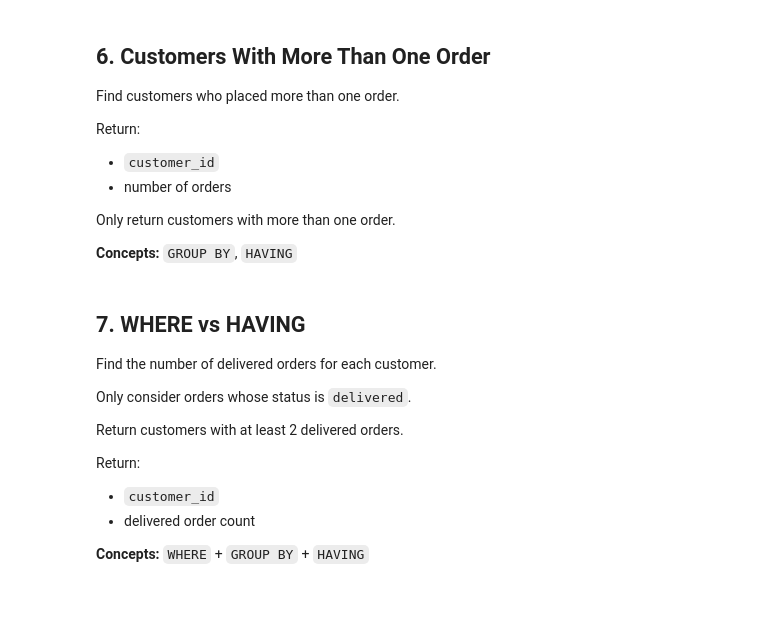
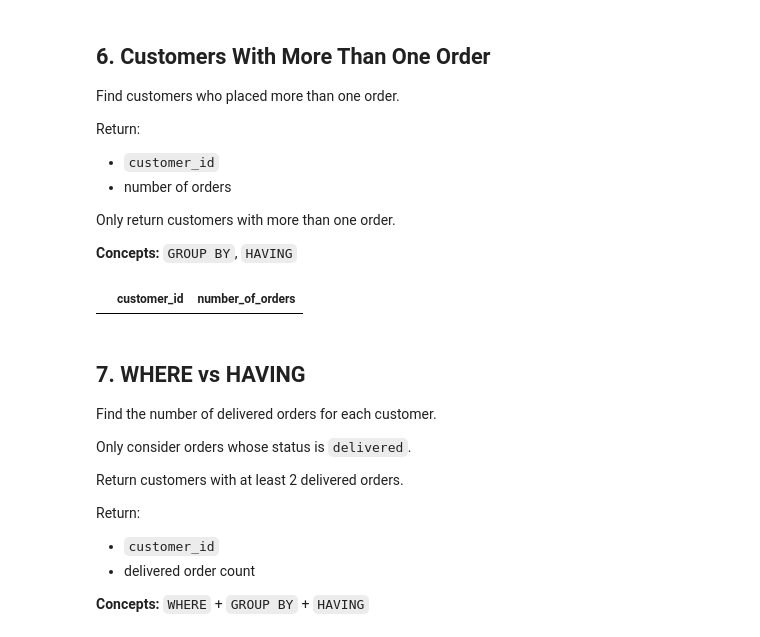
Before and after one commit to Thomasayanfeoluwa/2026-Python-Training-Class---Tutorial-For-Beginners, a Jupyter notebook: OLISTs/exercises_solutions/olists_exercises.ipynb, the cells around one changed output. Saved outputs shown, nothing was run; the diff lists cells and outputs as text; code cells hidden in the pictures; blank space fills up the shorter version.

```diff
--- a/OLISTs/exercises_solutions/olists_exercises.ipynb
+++ b/OLISTs/exercises_solutions/olists_exercises.ipynb
@@ -376,11 +376,14 @@ Only return customers with more than one order.
 # %%
 run_sql("""
     SELECT
         customer_id,
+        COUNT(order_id) AS number_of_orders
     FROM orders
-
-    GROUP BY
+    GROUP BY customer_id
+    HAVING (number_of_orders > 1)
 """)
+# %% [output]
+|  | customer_id | number_of_orders |
 # %% [markdown]
 ## 7. WHERE vs HAVING
 
```
Also changed, not shown: parts of 2 cells of this notebook.
